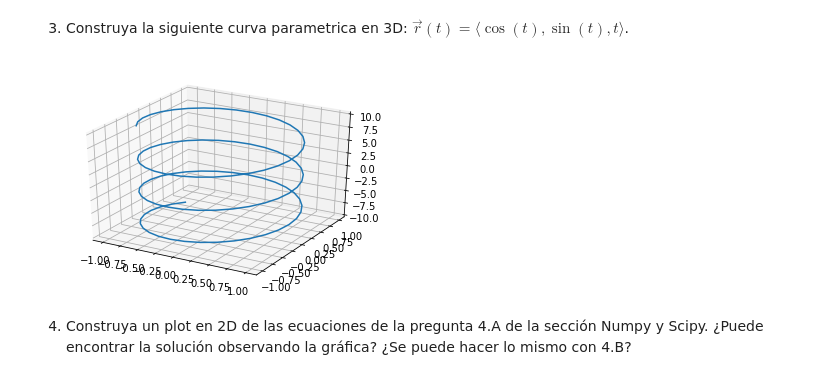
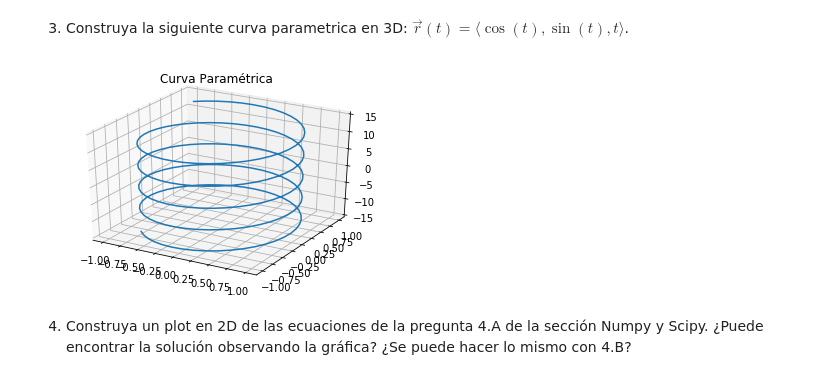
Before and after one commit to mijara/notebooks, a Jupyter notebook: Tarea_1_CC1_2017.ipynb, the cells around one changed output. Drawn from its saved outputs; the diff is of its cells as text; code cells hidden in the pictures.

```diff
--- a/Tarea_1_CC1_2017.ipynb
+++ b/Tarea_1_CC1_2017.ipynb
@@ -298,18 +302,19 @@ plt.show()
 # %%
 from mpl_toolkits.mplot3d import Axes3D
 
-MARGIN = 10
-RES = 100
+HEIGHT = 30
+RES = 200
 
-z = np.linspace(-MARGIN, MARGIN, RES)
+z = np.linspace(-HEIGHT / 2, HEIGHT / 2, RES)
 x = np.cos(z)
 y = np.sin(z)
 
 gca = plt.gca(projection='3d')
-gca.plot(x, y, z, label='parametric curve')
+gca.plot(x, y, z)
+plt.title('Curva Paramétrica')
 plt.show()
 # %% [output]
-[figure, old version]
+[figure, new version]
 # %% [markdown]
 4) Construya un plot en 2D de las ecuaciones de la pregunta 4.A de la sección Numpy y Scipy. ¿Puede encontrar la solución observando la gráfica? ¿Se puede hacer lo mismo con 4.B?
 # %% [markdown]
```
Also changed, not shown: parts of 20 cells of this notebook.
